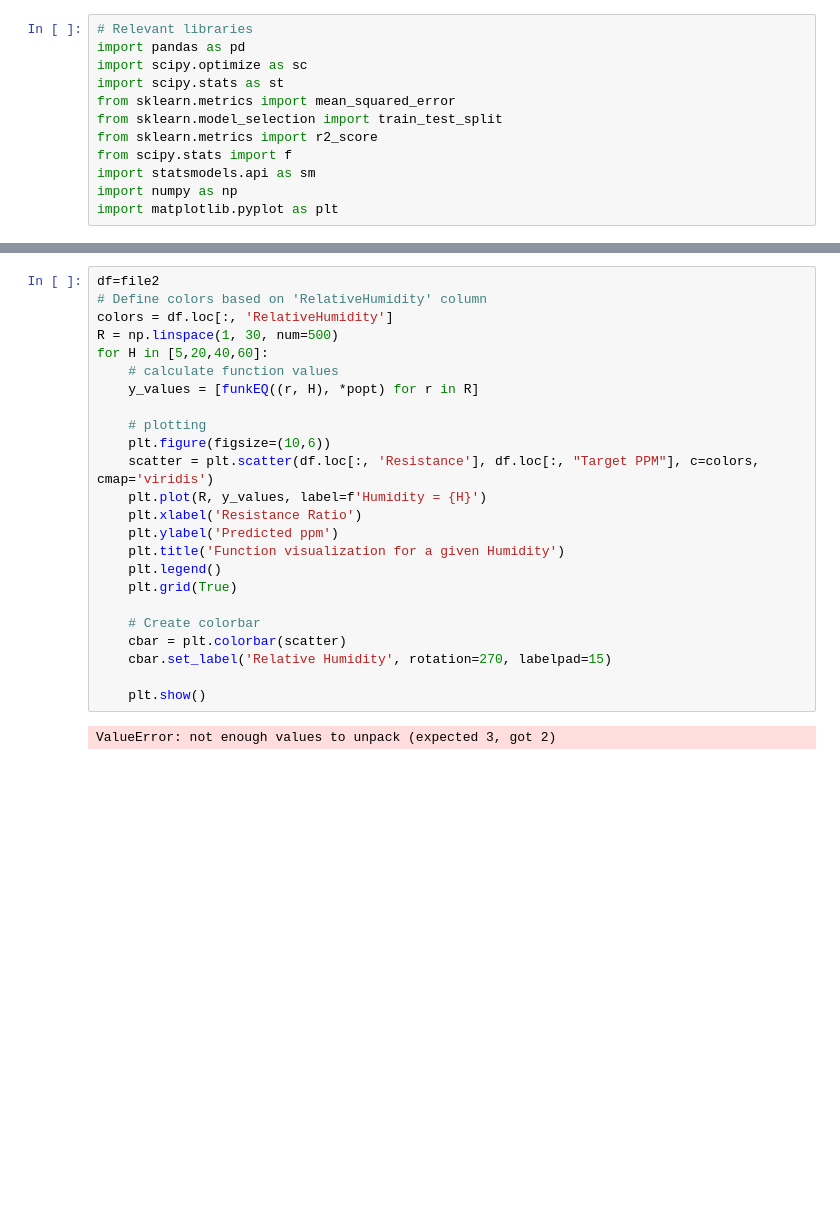
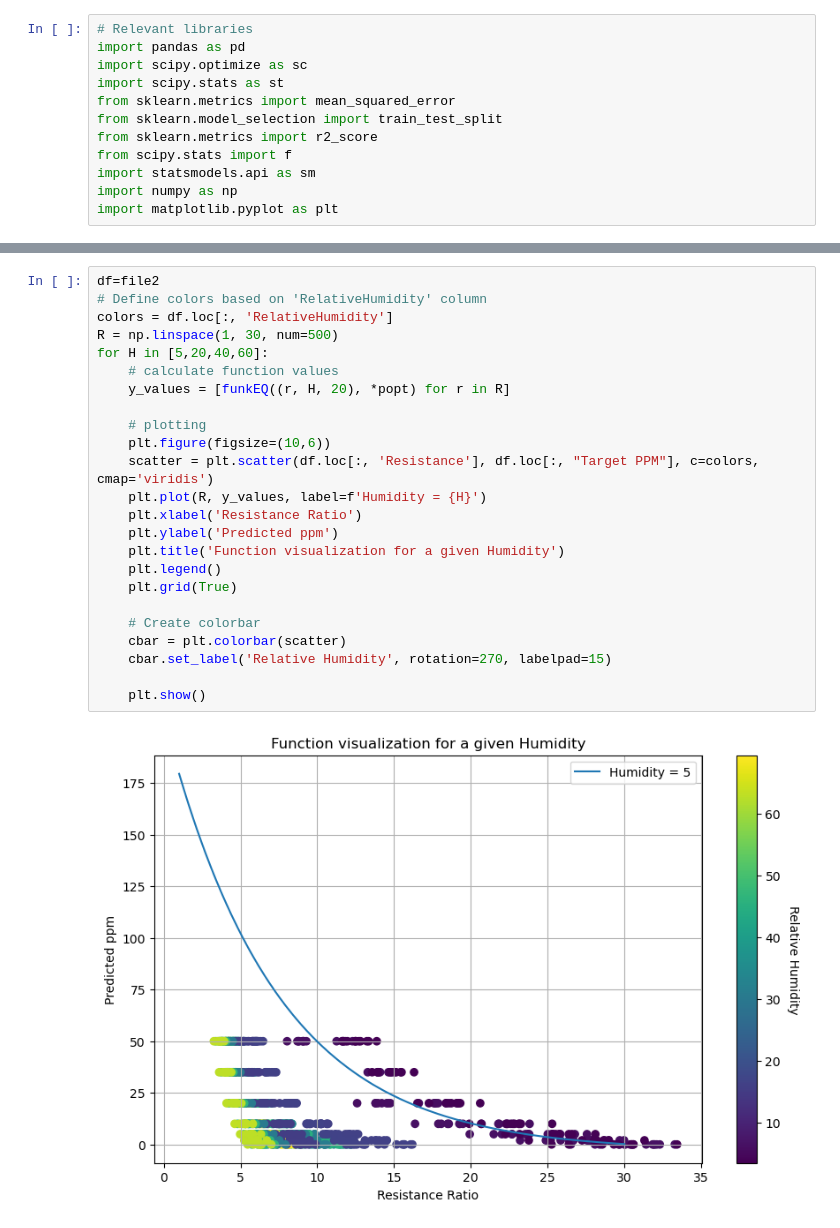
Before and after one commit to Coopsims/MethaneDataScience, a Jupyter notebook: Ben's Analysis/Equation Generation.ipynb, the cells around one changed output, grey strips where cells are left out. Cells and saved outputs as stored; diff of their text form; blank space fills up the shorter version.

```diff
--- a/Ben's Analysis/Equation Generation.ipynb
+++ b/Ben's Analysis/Equation Generation.ipynb
@@ -309,26 +313,26 @@ ValueError: not enough values to unpack (expected 3, got 2)
 # %%
 df=file2
 # Define colors based on 'RelativeHumidity' column
 colors = df.loc[:, 'RelativeHumidity']
 R = np.linspace(1, 30, num=500)
 for H in [5,20,40,60]:
     # calculate function values
-    y_values = [funkEQ((r, H), *popt) for r in R]
+    y_values = [funkEQ((r, H, 20), *popt) for r in R]
 
     # plotting
     plt.figure(figsize=(10,6))
     scatter = plt.scatter(df.loc[:, 'Resistance'], df.loc[:, "Target PPM"], c=colors, cmap='viridis')
     plt.plot(R, y_values, label=f'Humidity = {H}')
     plt.xlabel('Resistance Ratio')
     plt.ylabel('Predicted ppm')
     plt.title('Function visualization for a given Humidity')
     plt.legend()
     plt.grid(True)
 
     # Create colorbar
     cbar = plt.colorbar(scatter)
     cbar.set_label('Relative Humidity', rotation=270, labelpad=15)
 
     plt.show()
 # %% [output]
-ValueError: not enough values to unpack (expected 3, got 2)
+[figure, added]
```
Also changed, not shown: parts of 7 cells of this notebook.
